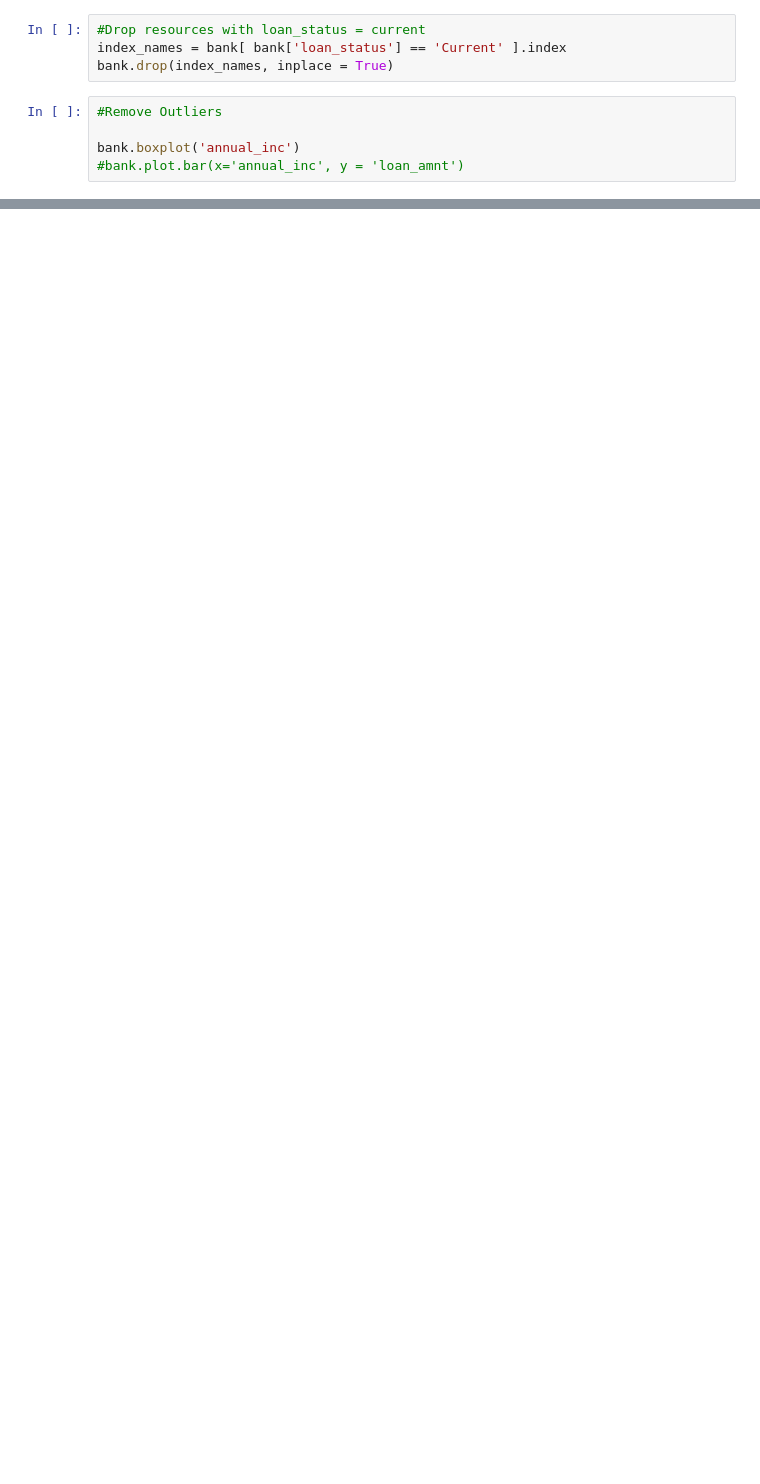
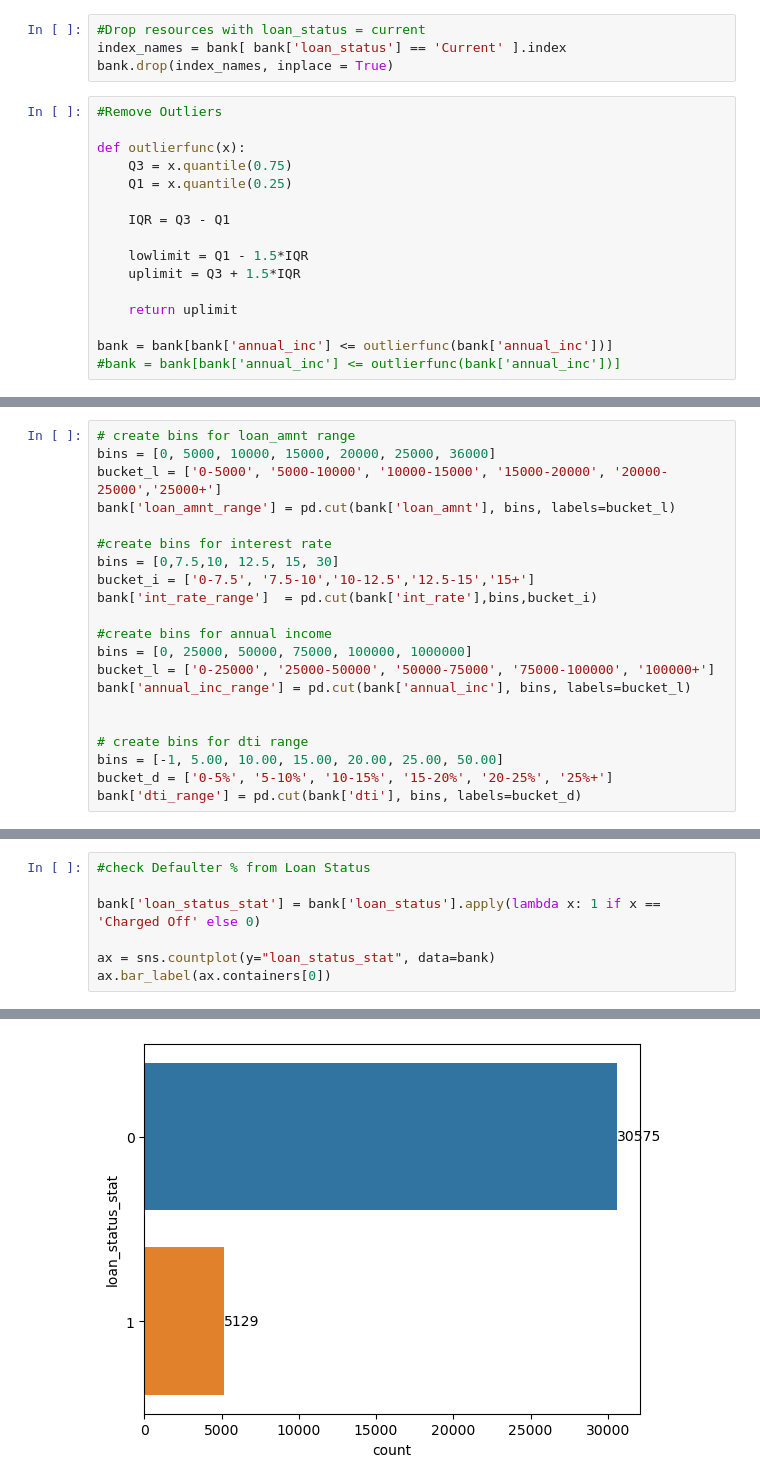
Before and after one commit to PravinGorlewar/Loan_Defaulter_Analysis_CaseStudyStudy, a Jupyter notebook: LoanCaseStudy.ipynb, the cells around one changed output, grey strips where cells are left out. Cells and saved outputs as stored; diff of their text form; blank space fills up the shorter version.

```diff
--- a/LoanCaseStudy.ipynb
+++ b/LoanCaseStudy.ipynb
@@ -139,5 +160,16 @@ bank.drop(index_names, inplace = True)
 # %%
 #Remove Outliers
 
-bank.boxplot('annual_inc')
-#bank.plot.bar(x='annual_inc', y = 'loan_amnt')
+def outlierfunc(x):
+    Q3 = x.quantile(0.75)
+    Q1 = x.quantile(0.25)
+
+    IQR = Q3 - Q1
+
+    lowlimit = Q1 - 1.5*IQR
+    uplimit = Q3 + 1.5*IQR
+
+    return uplimit
+
+bank = bank[bank['annual_inc'] <= outlierfunc(bank['annual_inc'])]
+#bank = bank[bank['annual_inc'] <= outlierfunc(bank['annual_inc'])]
@@ -143,0 +202,21 @@ bank.boxplot('annual_inc')
+# %%
+# create bins for loan_amnt range
+bins = [0, 5000, 10000, 15000, 20000, 25000, 36000]
+bucket_l = ['0-5000', '5000-10000', '10000-15000', '15000-20000', '20000-25000','25000+']
+bank['loan_amnt_range'] = pd.cut(bank['loan_amnt'], bins, labels=bucket_l)
+
+#create bins for interest rate
+bins = [0,7.5,10, 12.5, 15, 30]
+bucket_i = ['0-7.5', '7.5-10','10-12.5','12.5-15','15+']
+bank['int_rate_range']  = pd.cut(bank['int_rate'],bins,bucket_i)
+
+#create bins for annual income
+bins = [0, 25000, 50000, 75000, 100000, 1000000]
+bucket_l = ['0-25000', '25000-50000', '50000-75000', '75000-100000', '100000+']
+bank['annual_inc_range'] = pd.cut(bank['annual_inc'], bins, labels=bucket_l)
+
+
+# create bins for dti range
+bins = [-1, 5.00, 10.00, 15.00, 20.00, 25.00, 50.00]
+bucket_d = ['0-5%', '5-10%', '10-15%', '15-20%', '20-25%', '25%+']
+bank['dti_range'] = pd.cut(bank['dti'], bins, labels=bucket_d)
@@ -143,0 +225,8 @@ bank.boxplot('annual_inc')
+# %%
+#check Defaulter % from Loan Status
+
+bank['loan_status_stat'] = bank['loan_status'].apply(lambda x: 1 if x == 'Charged Off' else 0)
+
+ax = sns.countplot(y="loan_status_stat", data=bank)
+ax.bar_label(ax.containers[0])
+# %% [output]
@@ -143,0 +234 @@ bank.boxplot('annual_inc')
+[figure, added]
```
Also changed, not shown: parts of 36 cells of this notebook.
